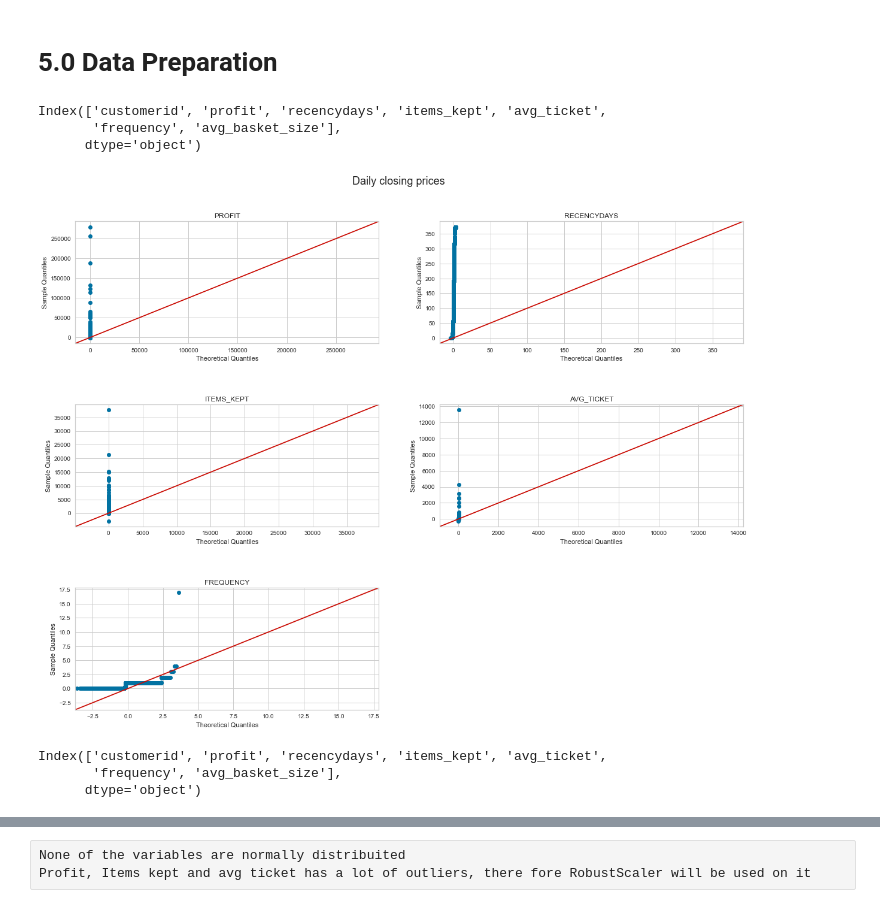
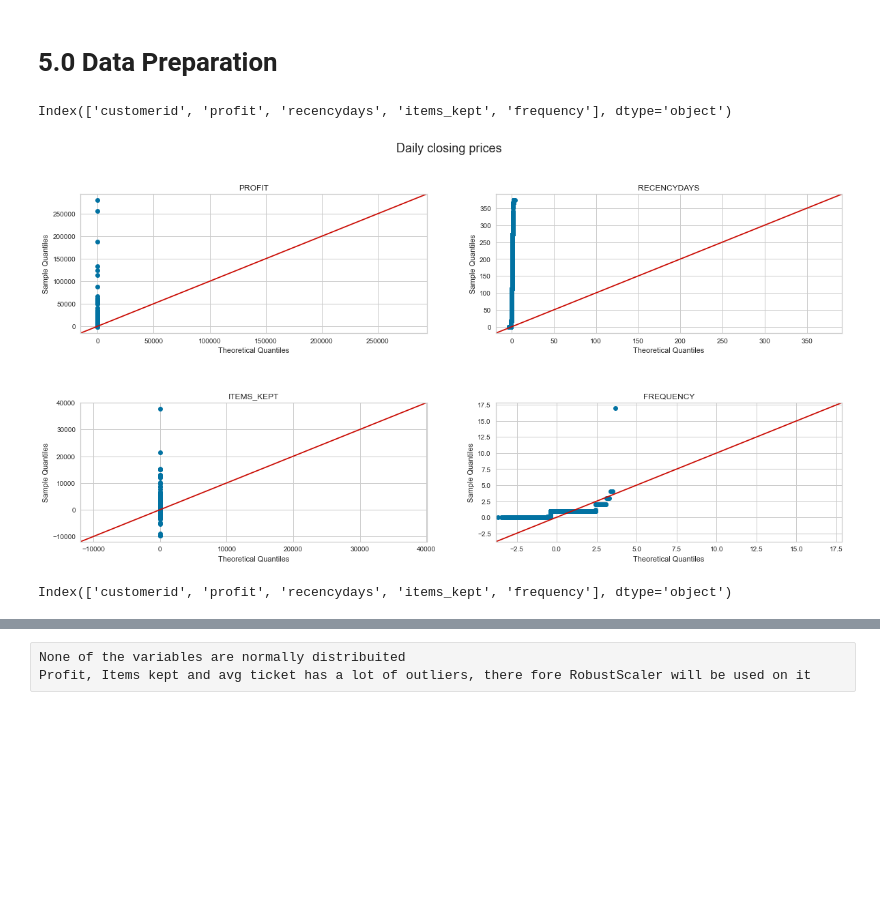
Before and after one commit to ViniciusKos/insiders_clustering, a Jupyter notebook: cluster_circle4.ipynb, the cells around one changed output, grey strips where cells are left out. Drawn from its saved outputs; the diff is of its cells as text; code cells hidden in the pictures; blank space fills up the shorter version.

```diff
--- a/cluster_circle4.ipynb
+++ b/cluster_circle4.ipynb
@@ -603,5 +605,6 @@ dtype: int64
+# %%
+df4=df_ref.copy()
+cols=['customerid', 'profit', 'recencydays', 'items_kept', 'frequency']
+df4=df4[cols]
 # %% [markdown]
 # 4.0 EDA (Exploratory Data Analysis)
-# %%
-df4=df_ref.dropna().copy()
-df4.head()
@@ -844,40 +857,36 @@ df5=df4.copy()
 # %%
-df5.columns
+df6.columns
 # %% [output]
-Index(['customerid', 'profit', 'recencydays', 'items_kept', 'avg_ticket',
-       'frequency', 'avg_basket_size'],
-      dtype='object')
+Index(['customerid', 'profit', 'recencydays', 'items_kept', 'frequency'], dtype='object')
 # %%
 plt.figure(figsize=(20, 15))
 plt.subplots_adjust(hspace=0.5)
 plt.suptitle("Daily closing prices", fontsize=18, y=0.95)
 
-tickers = [ 'profit', 'recencydays', 'items_kept', 'avg_ticket','frequency',]
+tickers = [ 'profit', 'recencydays', 'items_kept', 'frequency',]
 
 
 # loop through the length of tickers and keep track of index
 for n, ticker in enumerate(tickers):
     # add a new subplot iteratively
     ax = plt.subplot(3, 2, n + 1)
 
     # filter df and plot ticker on the new subplot axis
 
-    measurements=df4[ticker]
+    measurements=df6[ticker]
     sm.qqplot(measurements, line='45', ax=ax)
     #pylab.show()
 
     # chart formatting
     ax.set_title(ticker.upper())
     #ax.get_legend().remove()
     #ax.set_xlabel("")
 # %% [output]
-[figure, old version]
+[figure, new version]
 # %%
-df4.columns
+df6.columns
 # %% [output]
-Index(['customerid', 'profit', 'recencydays', 'items_kept', 'avg_ticket',
-       'frequency', 'avg_basket_size'],
-      dtype='object')
+Index(['customerid', 'profit', 'recencydays', 'items_kept', 'frequency'], dtype='object')
 # %%
 plt.figure(figsize=(20, 15))
 plt.subplots_adjust(hspace=0.5)
```
Also changed, not shown: parts of 31 cells of this notebook.
